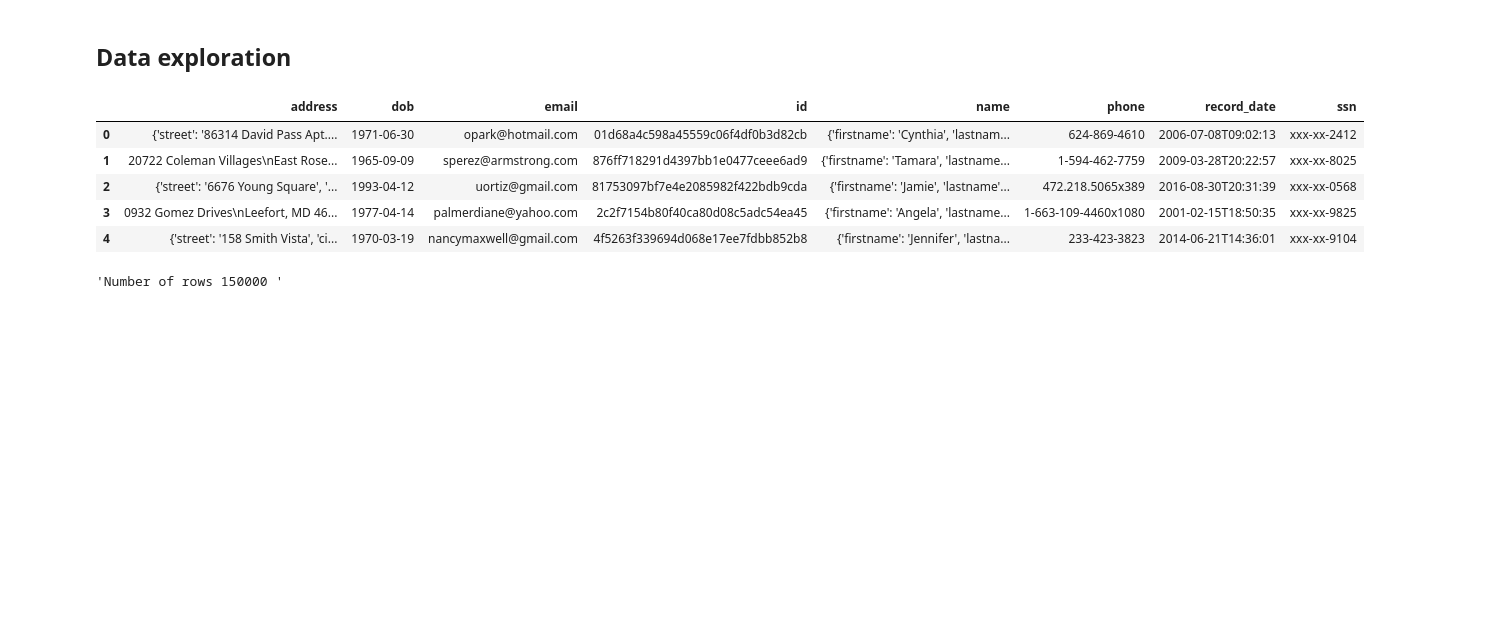
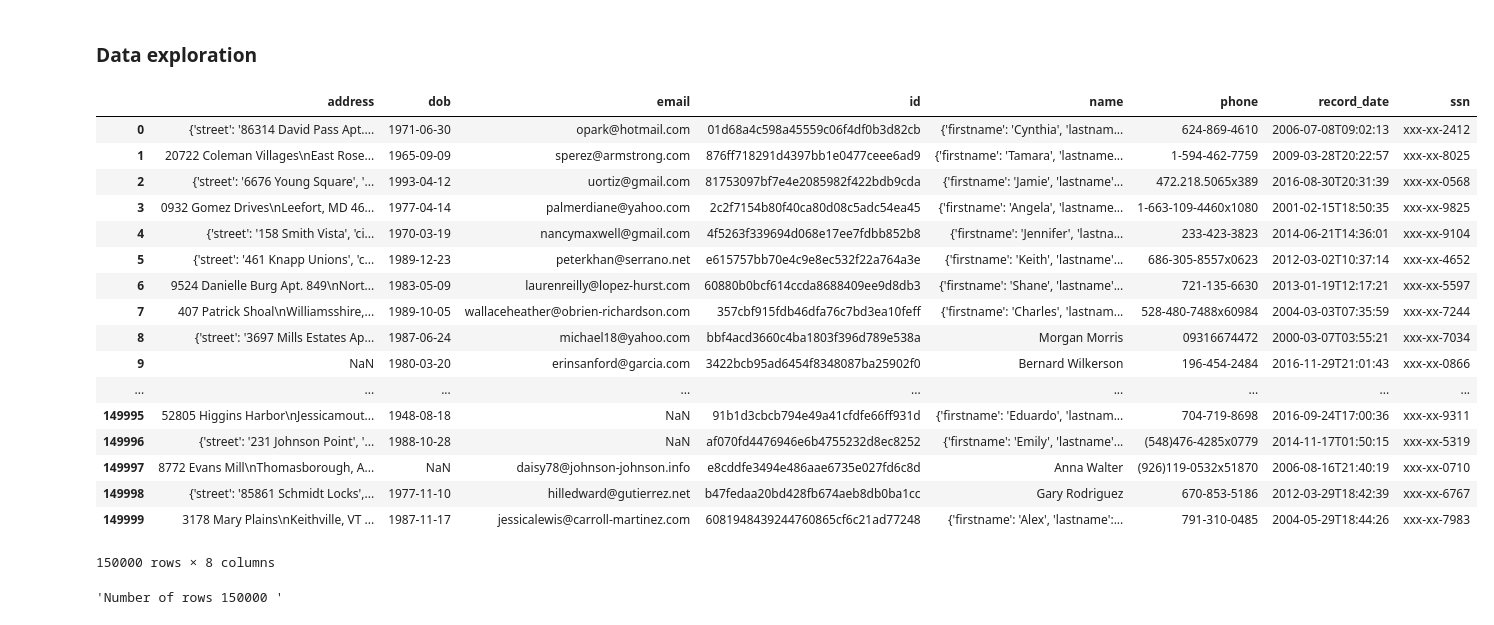
Before and after one commit to caheredia/Data-Science-Portfolio, a Jupyter notebook: ID Analytics Report/develop/2017.10.2_ch_IDA_data_wrangling.ipynb, the cells around one changed output. Drawn from its saved outputs; the diff is of its cells as text; code cells hidden in the pictures; blank space fills up the shorter version.

```diff
--- a/ID Analytics Report/develop/2017.10.2_ch_IDA_data_wrangling.ipynb
+++ b/ID Analytics Report/develop/2017.10.2_ch_IDA_data_wrangling.ipynb
@@ -11,16 +16,28 @@ with json_lines.open('../data/ida_wrangling_exercise_data.2017-02-13.jsonl.gz')
     data = [item for item in f]
     df = pd.DataFrame(data)
 # %% [markdown]
-## Data exploration
+### Data exploration
 # %%
-df.head()
+df
 # %% [output]
 |  | address | dob | email | id | name | phone | record_date | ssn |
 | 0 | {'street': '86314 David Pass Apt.... | 1971-06-30 | opark@hotmail.com | 01d68a4c598a45559c06f4df0b3d82cb | {'firstname': 'Cynthia', 'lastnam... | 624-869-4610 | 2006-07-08T09:02:13 | xxx-xx-2412 |
 | 1 | 20722 Coleman Villages\nEast Rose... | 1965-09-09 | sperez@armstrong.com | 876ff718291d4397bb1e0477ceee6ad9 | {'firstname': 'Tamara', 'lastname... | 1-594-462-7759 | 2009-03-28T20:22:57 | xxx-xx-8025 |
 | 2 | {'street': '6676 Young Square', '... | 1993-04-12 | uortiz@gmail.com | 81753097bf7e4e2085982f422bdb9cda | {'firstname': 'Jamie', 'lastname'... | 472.218.5065x389 | 2016-08-30T20:31:39 | xxx-xx-0568 |
 | 3 | 0932 Gomez Drives\nLeefort, MD 46... | 1977-04-14 | palmerdiane@yahoo.com | 2c2f7154b80f40ca80d08c5adc54ea45 | {'firstname': 'Angela', 'lastname... | 1-663-109-4460x1080 | 2001-02-15T18:50:35 | xxx-xx-9825 |
 | 4 | {'street': '158 Smith Vista', 'ci... | 1970-03-19 | nancymaxwell@gmail.com | 4f5263f339694d068e17ee7fdbb852b8 | {'firstname': 'Jennifer', 'lastna... | 233-423-3823 | 2014-06-21T14:36:01 | xxx-xx-9104 |
+| 5 | {'street': '461 Knapp Unions', 'c... | 1989-12-23 | peterkhan@serrano.net | e615757bb70e4c9e8ec532f22a764a3e | {'firstname': 'Keith', 'lastname'... | 686-305-8557x0623 | 2012-03-02T10:37:14 | xxx-xx-4652 |
+| 6 | 9524 Danielle Burg Apt. 849\nNort... | 1983-05-09 | laurenreilly@lopez-hurst.com | 60880b0bcf614ccda8688409ee9d8db3 | {'firstname': 'Shane', 'lastname'... | 721-135-6630 | 2013-01-19T12:17:21 | xxx-xx-5597 |
+| 7 | 407 Patrick Shoal\nWilliamsshire,... | 1989-10-05 | wallaceheather@obrien-richardson.com | 357cbf915fdb46dfa76c7bd3ea10feff | {'firstname': 'Charles', 'lastnam... | 528-480-7488x60984 | 2004-03-03T07:35:59 | xxx-xx-7244 |
+| 8 | {'street': '3697 Mills Estates Ap... | 1987-06-24 | michael18@yahoo.com | bbf4acd3660c4ba1803f396d789e538a | Morgan Morris | 09316674472 | 2000-03-07T03:55:21 | xxx-xx-7034 |
+| 9 | NaN | 1980-03-20 | erinsanford@garcia.com | 3422bcb95ad6454f8348087ba25902f0 | Bernard Wilkerson | 196-454-2484 | 2016-11-29T21:01:43 | xxx-xx-0866 |
+| ... | ... | ... | ... | ... | ... | ... | ... | ... |
+| 149995 | 52805 Higgins Harbor\nJessicamout... | 1948-08-18 | NaN | 91b1d3cbcb794e49a41cfdfe66ff931d | {'firstname': 'Eduardo', 'lastnam... | 704-719-8698 | 2016-09-24T17:00:36 | xxx-xx-9311 |
+| 149996 | {'street': '231 Johnson Point', '... | 1988-10-28 | NaN | af070fd4476946e6b4755232d8ec8252 | {'firstname': 'Emily', 'lastname'... | (548)476-4285x0779 | 2014-11-17T01:50:15 | xxx-xx-5319 |
+| 149997 | 8772 Evans Mill\nThomasborough, A... | NaN | daisy78@johnson-johnson.info | e8cddfe3494e486aae6735e027fd6c8d | Anna Walter | (926)119-0532x51870 | 2006-08-16T21:40:19 | xxx-xx-0710 |
+| 149998 | {'street': '85861 Schmidt Locks',... | 1977-11-10 | hilledward@gutierrez.net | b47fedaa20bd428fb674aeb8db0ba1cc | Gary Rodriguez | 670-853-5186 | 2012-03-29T18:42:39 | xxx-xx-6767 |
+| 149999 | 3178 Mary Plains\nKeithville, VT ... | 1987-11-17 | jessicalewis@carroll-martinez.com | 6081948439244760865cf6c21ad77248 | {'firstname': 'Alex', 'lastname':... | 791-310-0485 | 2004-05-29T18:44:26 | xxx-xx-7983 |
+150000 rows × 8 columns
 # %%
 'Number of rows {} '.format(len(df))
 # %% [output]
```
Also changed, not shown: parts of 26 cells of this notebook, 1 other file.
